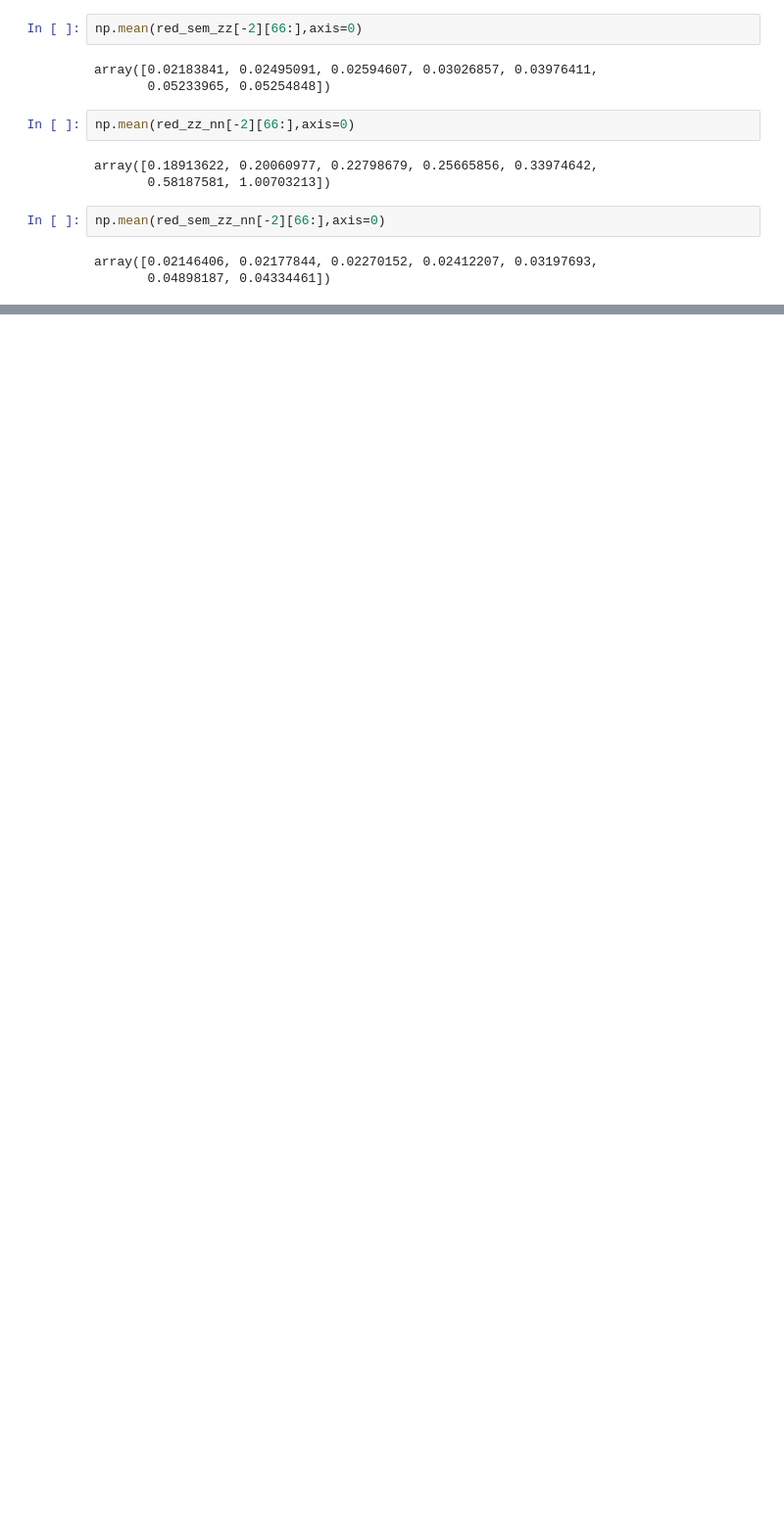
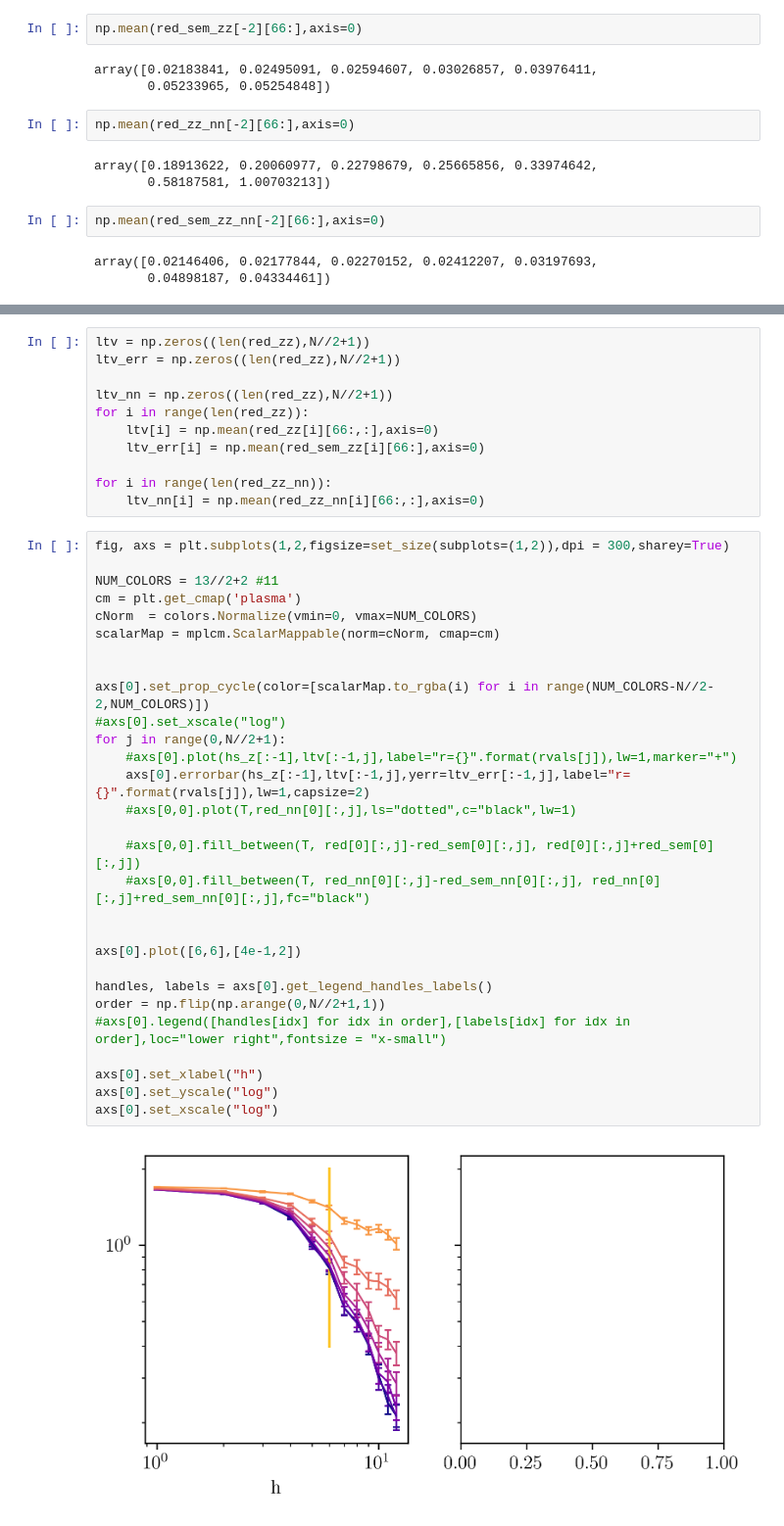
Before and after one commit to mkm2/WorkingFolder, a Jupyter notebook: samples/Gallery.ipynb, the cells around one changed output, grey strips where cells are left out. Shown at 98% size. Drawn from its saved outputs; the diff is of its cells as text; blank space fills up the shorter version.

```diff
--- a/samples/Gallery.ipynb
+++ b/samples/Gallery.ipynb
@@ -419,0 +466,42 @@ array([0.02146406, 0.02177844, 0.02270152, 0.02412207, 0.03197693,
+# %%
+ltv = np.zeros((len(red_zz),N//2+1))
+ltv_err = np.zeros((len(red_zz),N//2+1))
+
+ltv_nn = np.zeros((len(red_zz),N//2+1))
+for i in range(len(red_zz)):
+    ltv[i] = np.mean(red_zz[i][66:,:],axis=0)
+    ltv_err[i] = np.mean(red_sem_zz[i][66:],axis=0)
+
+for i in range(len(red_zz_nn)):
+    ltv_nn[i] = np.mean(red_zz_nn[i][66:,:],axis=0)
+# %%
+fig, axs = plt.subplots(1,2,figsize=set_size(subplots=(1,2)),dpi = 300,sharey=True)
+
+NUM_COLORS = 13//2+2 #11
+cm = plt.get_cmap('plasma')
+cNorm  = colors.Normalize(vmin=0, vmax=NUM_COLORS)
+scalarMap = mplcm.ScalarMappable(norm=cNorm, cmap=cm)
+
+
+axs[0].set_prop_cycle(color=[scalarMap.to_rgba(i) for i in range(NUM_COLORS-N//2-2,NUM_COLORS)])
+#axs[0].set_xscale("log")
+for j in range(0,N//2+1):
+    #axs[0].plot(hs_z[:-1],ltv[:-1,j],label="r={}".format(rvals[j]),lw=1,marker="+")
+    axs[0].errorbar(hs_z[:-1],ltv[:-1,j],yerr=ltv_err[:-1,j],label="r={}".format(rvals[j]),lw=1,capsize=2)
+    #axs[0,0].plot(T,red_nn[0][:,j],ls="dotted",c="black",lw=1)
+
+    #axs[0,0].fill_between(T, red[0][:,j]-red_sem[0][:,j], red[0][:,j]+red_sem[0][:,j])
+    #axs[0,0].fill_between(T, red_nn[0][:,j]-red_sem_nn[0][:,j], red_nn[0][:,j]+red_sem_nn[0][:,j],fc="black")
+
+
+axs[0].plot([6,6],[4e-1,2])
+
+handles, labels = axs[0].get_legend_handles_labels()
+order = np.flip(np.arange(0,N//2+1,1))
+#axs[0].legend([handles[idx] for idx in order],[labels[idx] for idx in order],loc="lower right",fontsize = "x-small")
+
+axs[0].set_xlabel("h")
+axs[0].set_yscale("log")
+axs[0].set_xscale("log")
+# %% [output]
+[figure, added]
```
Also changed, not shown: parts of 3 cells of this notebook, 15 other files.
